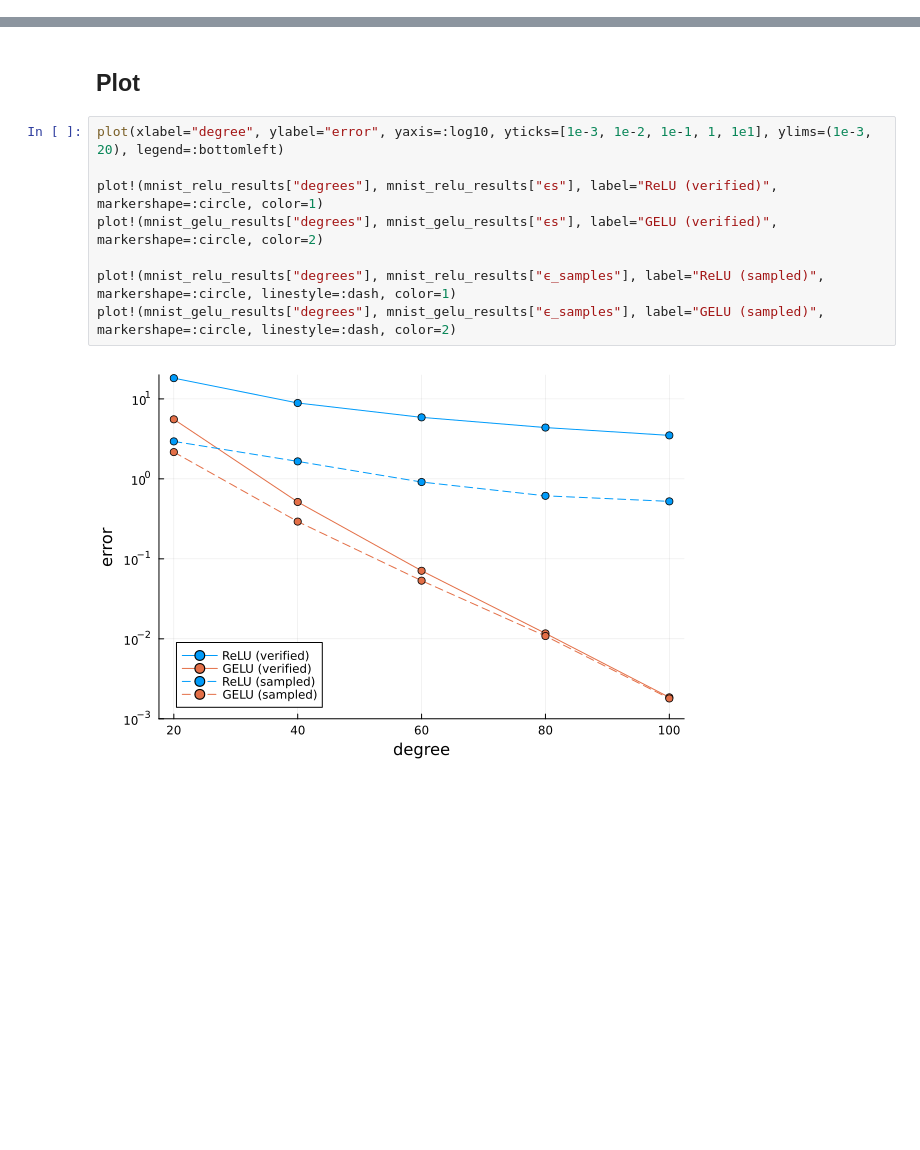
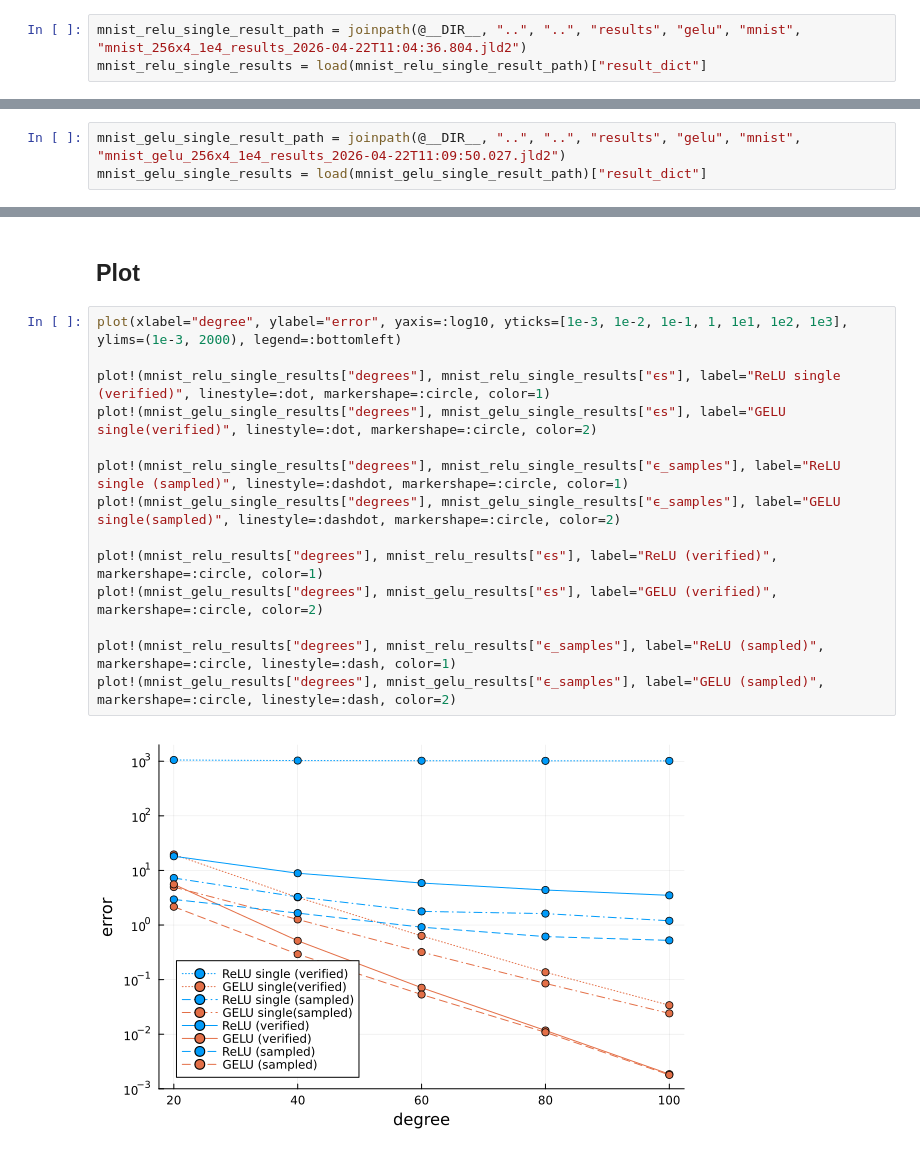
Before and after one commit to phK3/VeryDiffPolyExperiments, a Jupyter notebook: analysis/gelu/ablation.ipynb, the cells around one changed output, grey strips where cells are left out. Drawn from its saved outputs; the diff is of its cells as text; blank space fills up the shorter version.

```diff
--- a/analysis/gelu/ablation.ipynb
+++ b/analysis/gelu/ablation.ipynb
@@ -58,3 +58,6 @@ Dict{String, Any} with 10 entries:
   "approx_poly_threads" => 1
   "ϵ_samples"           => Any[2.16107, 0.292207, 0.0533147, 0.0108318, 0.00179…
   "ϵs"                  => Any[5.55205, 0.514039, 0.070915, 0.0116909, 0.001853…
+# %%
+mnist_relu_single_result_path = joinpath(@__DIR__, "..", "..", "results", "gelu", "mnist", "mnist_256x4_1e4_results_2026-04-22T11:04:36.804.jld2")
+mnist_relu_single_results = load(mnist_relu_single_result_path)["result_dict"]
@@ -60,0 +76,3 @@ Dict{String, Any} with 10 entries:
+# %%
+mnist_gelu_single_result_path = joinpath(@__DIR__, "..", "..", "results", "gelu", "mnist", "mnist_gelu_256x4_1e4_results_2026-04-22T11:09:50.027.jld2")
+mnist_gelu_single_results = load(mnist_gelu_single_result_path)["result_dict"]
@@ -87,12 +117,18 @@ VeryDiffPolyExperiments.export2json(mnist_gelu_sampled_networks[end], "mnist_gel
 # %% [markdown]
 ## Plot
 # %%
-plot(xlabel="degree", ylabel="error", yaxis=:log10, yticks=[1e-3, 1e-2, 1e-1, 1, 1e1], ylims=(1e-3, 20), legend=:bottomleft)
+plot(xlabel="degree", ylabel="error", yaxis=:log10, yticks=[1e-3, 1e-2, 1e-1, 1, 1e1, 1e2, 1e3], ylims=(1e-3, 2000), legend=:bottomleft)
+
+plot!(mnist_relu_single_results["degrees"], mnist_relu_single_results["ϵs"], label="ReLU single (verified)", linestyle=:dot, markershape=:circle, color=1)
+plot!(mnist_gelu_single_results["degrees"], mnist_gelu_single_results["ϵs"], label="GELU single(verified)", linestyle=:dot, markershape=:circle, color=2)
+
+plot!(mnist_relu_single_results["degrees"], mnist_relu_single_results["ϵ_samples"], label="ReLU single (sampled)", linestyle=:dashdot, markershape=:circle, color=1)
+plot!(mnist_gelu_single_results["degrees"], mnist_gelu_single_results["ϵ_samples"], label="GELU single(sampled)", linestyle=:dashdot, markershape=:circle, color=2)
 
 plot!(mnist_relu_results["degrees"], mnist_relu_results["ϵs"], label="ReLU (verified)", markershape=:circle, color=1)
 plot!(mnist_gelu_results["degrees"], mnist_gelu_results["ϵs"], label="GELU (verified)", markershape=:circle, color=2)
 
 plot!(mnist_relu_results["degrees"], mnist_relu_results["ϵ_samples"], label="ReLU (sampled)", markershape=:circle, linestyle=:dash, color=1)
 plot!(mnist_gelu_results["degrees"], mnist_gelu_results["ϵ_samples"], label="GELU (sampled)", markershape=:circle, linestyle=:dash, color=2)
 # %% [output]
-[figure, old version]
+[figure, new version]
```
Also changed, not shown: parts of 2 cells of this notebook.
